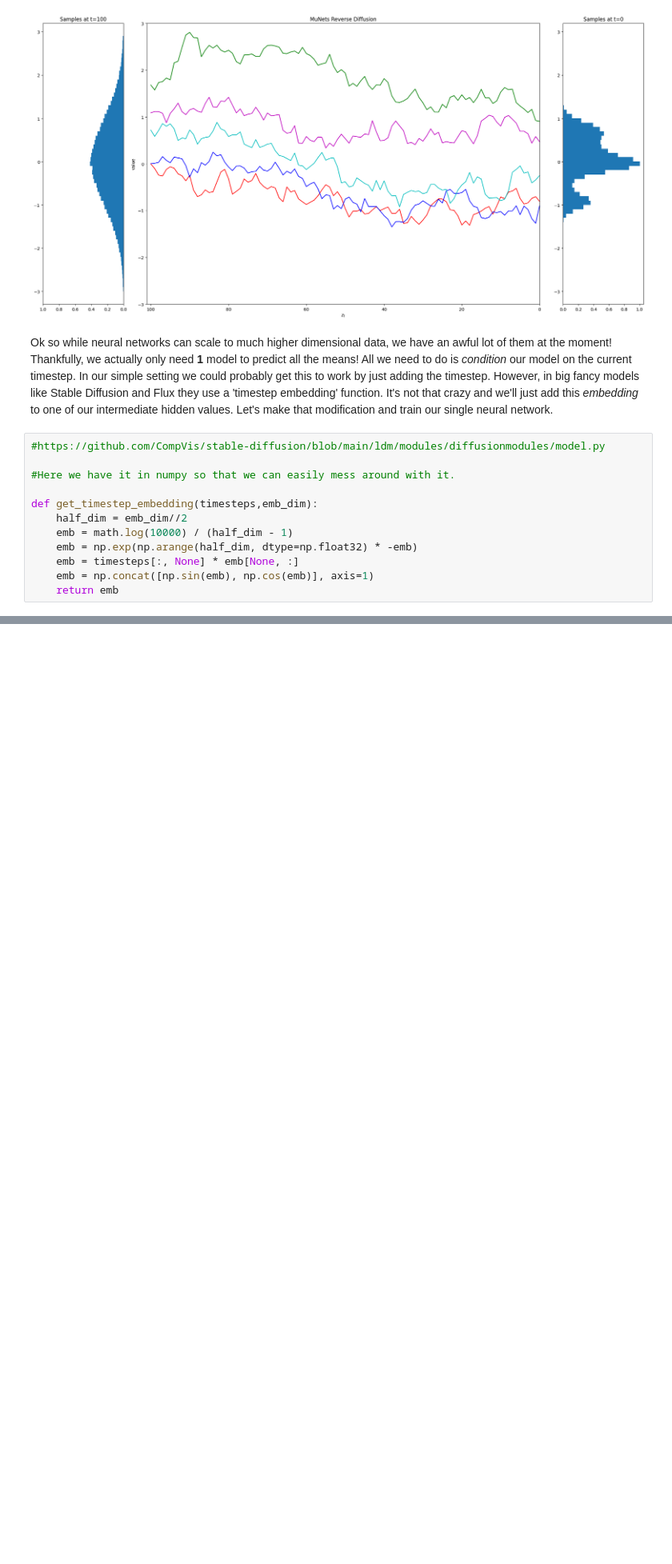
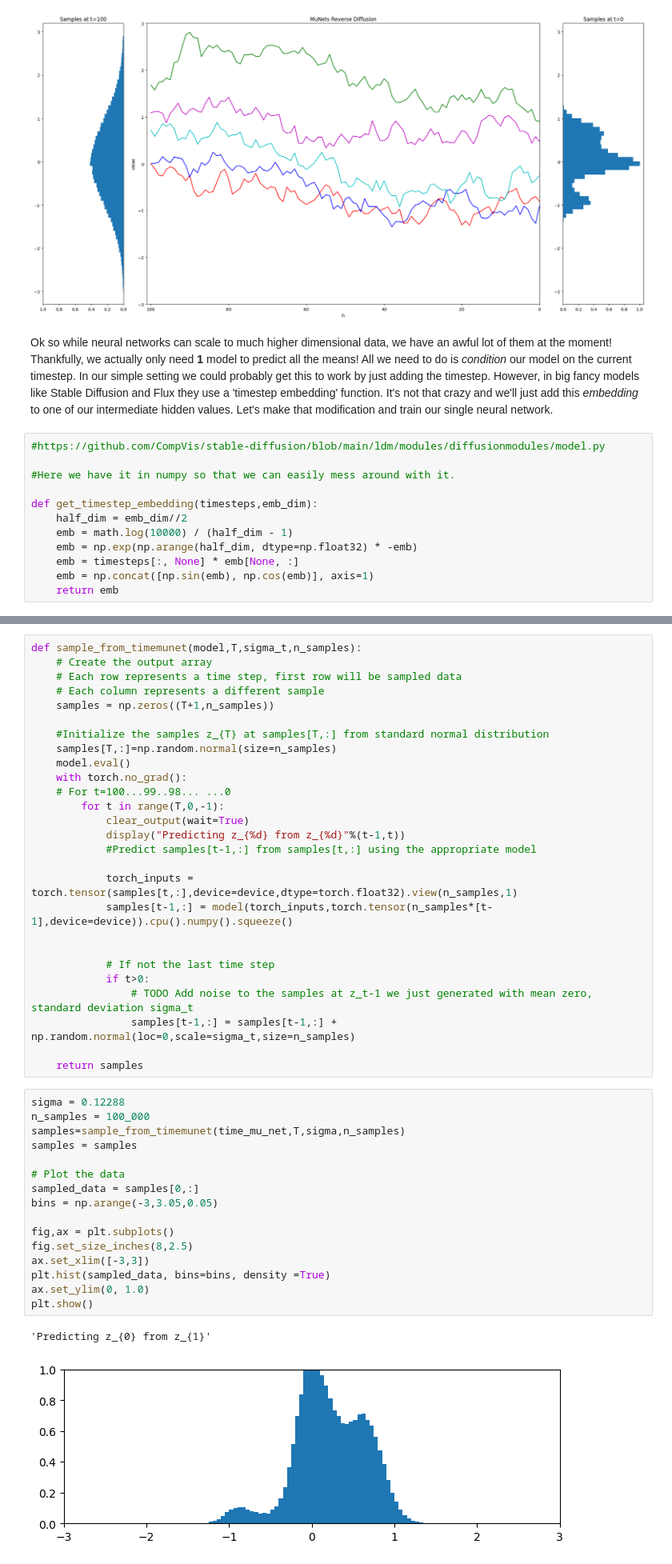
Before and after one commit to SteamedGit/step_by_step_diff_1d, a Jupyter notebook: ddpm_vp.ipynb, the cells around one changed output, grey strips where cells are left out. Shown at 80% size. Cells and saved outputs as stored; diff of their text form; blank space fills up the shorter version.

```diff
--- a/ddpm_vp.ipynb
+++ b/ddpm_vp.ipynb
@@ -619,0 +686,46 @@ class TimeMuNet(nn.Module):
+# %%
+def sample_from_timemunet(model,T,sigma_t,n_samples):
+    # Create the output array
+    # Each row represents a time step, first row will be sampled data
+    # Each column represents a different sample
+    samples = np.zeros((T+1,n_samples))
+
+    #Initialize the samples z_{T} at samples[T,:] from standard normal distribution
+    samples[T,:]=np.random.normal(size=n_samples)
+    model.eval()
+    with torch.no_grad():
+    # For t=100...99..98... ...0
+        for t in range(T,0,-1):
+            clear_output(wait=True)
+            display("Predicting z_{%d} from z_{%d}"%(t-1,t))
+            #Predict samples[t-1,:] from samples[t,:] using the appropriate model
+
+            torch_inputs = torch.tensor(samples[t,:],device=device,dtype=torch.float32).view(n_samples,1)
+            samples[t-1,:] = model(torch_inputs,torch.tensor(n_samples*[t-1],device=device)).cpu().numpy().squeeze()
+
+
+            # If not the last time step
+            if t>0:
+                # TODO Add noise to the samples at z_t-1 we just generated with mean zero, standard deviation sigma_t
+                samples[t-1,:] = samples[t-1,:] + np.random.normal(loc=0,scale=sigma_t,size=n_samples)
+
+    return samples
+# %%
+sigma = 0.12288
+n_samples = 100_000
+samples=sample_from_timemunet(time_mu_net,T,sigma,n_samples)
+samples = samples
+
+# Plot the data
+sampled_data = samples[0,:]
+bins = np.arange(-3,3.05,0.05)
+
+fig,ax = plt.subplots()
+fig.set_size_inches(8,2.5)
+ax.set_xlim([-3,3])
+plt.hist(sampled_data, bins=bins, density =True)
+ax.set_ylim(0, 1.0)
+plt.show()
+# %% [output]
+'Predicting z_{0} from z_{1}'
+[figure, added]
```
Also changed, not shown: parts of 8 cells of this notebook.
